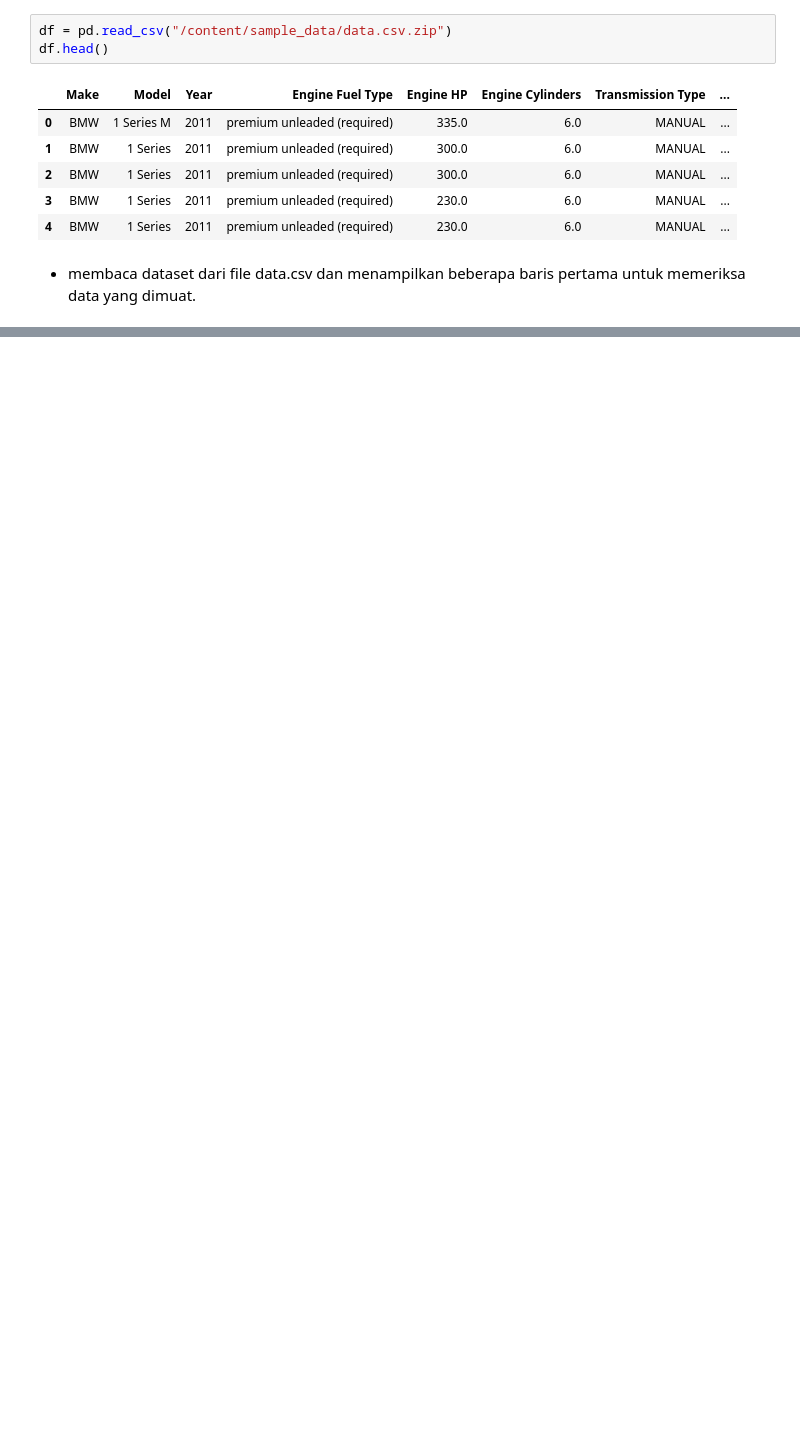
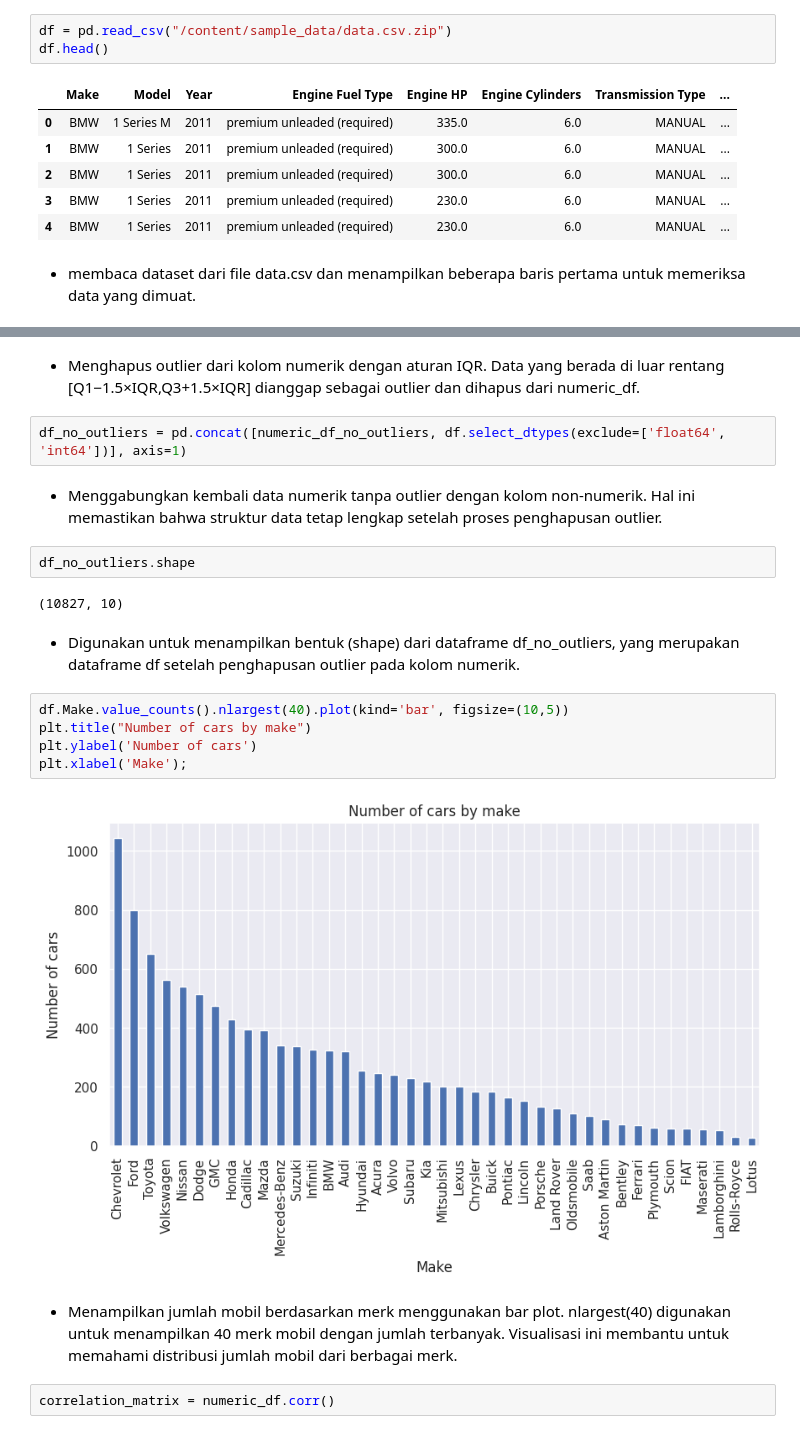
Before and after one commit to Andicleomj/Machine-Learning, a Jupyter notebook: Week5/Exploratory data analysis/Car features dataset.ipynb, the cells around one changed output, grey strips where cells are left out. Saved outputs shown, nothing was run; the diff lists cells and outputs as text; blank space fills up the shorter version.

```diff
--- a/Week5/Exploratory data analysis/Car features dataset.ipynb
+++ b/Week5/Exploratory data analysis/Car features dataset.ipynb
@@ -266,0 +237,23 @@ Perbandingan Hasil Model:
+# %% [markdown]
+* Menghapus outlier dari kolom numerik dengan aturan IQR. Data yang berada di luar rentang [Q1−1.5×IQR,Q3+1.5×IQR] dianggap sebagai outlier dan dihapus dari numeric_df.
+# %%
+df_no_outliers = pd.concat([numeric_df_no_outliers, df.select_dtypes(exclude=['float64', 'int64'])], axis=1)
+# %% [markdown]
+* Menggabungkan kembali data numerik tanpa outlier dengan kolom non-numerik. Hal ini memastikan bahwa struktur data tetap lengkap setelah proses penghapusan outlier.
+# %%
+df_no_outliers.shape
+# %% [output]
+(10827, 10)
+# %% [markdown]
+* Digunakan untuk menampilkan bentuk (shape) dari dataframe df_no_outliers, yang merupakan dataframe df setelah penghapusan outlier pada kolom numerik.
+# %%
+df.Make.value_counts().nlargest(40).plot(kind='bar', figsize=(10,5))
+plt.title("Number of cars by make")
+plt.ylabel('Number of cars')
+plt.xlabel('Make');
+# %% [output]
+[figure, added]
+# %% [markdown]
+* Menampilkan jumlah mobil berdasarkan merk menggunakan bar plot. nlargest(40) digunakan untuk menampilkan 40 merk mobil dengan jumlah terbanyak. Visualisasi ini membantu untuk memahami distribusi jumlah mobil dari berbagai merk.
+# %%
+correlation_matrix = numeric_df.corr()
```
Also changed, not shown: parts of 84 cells of this notebook.
